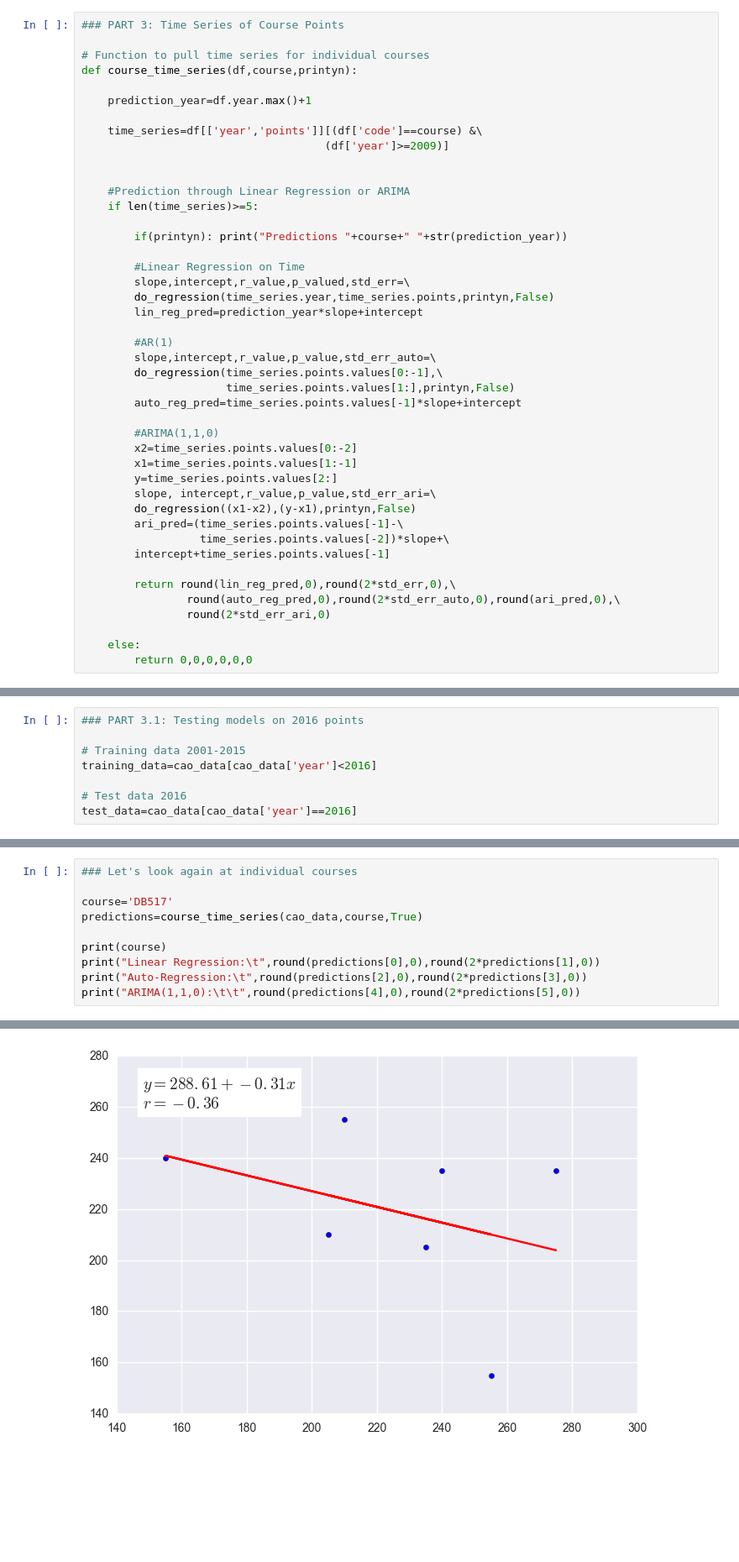
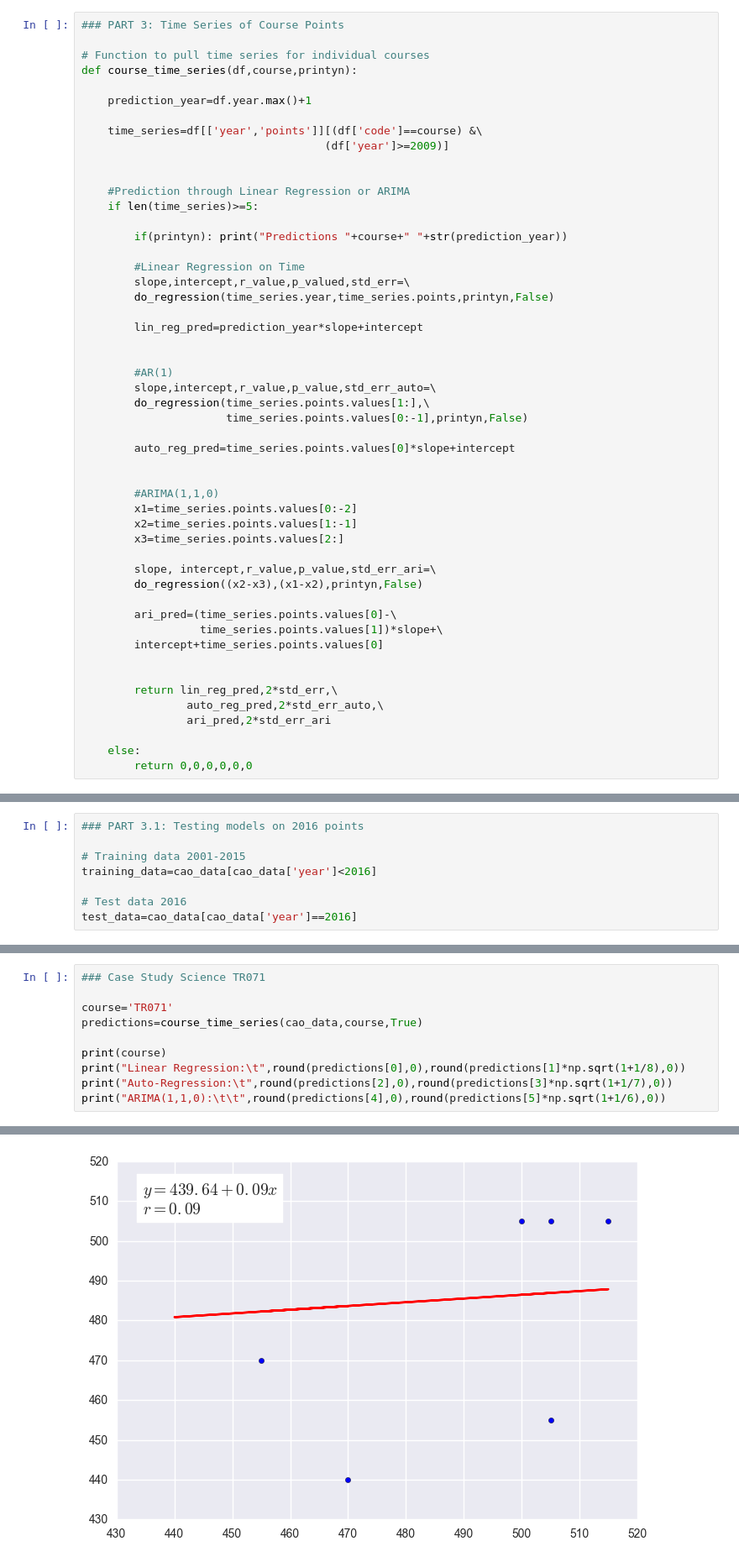
Before and after one commit to glennmoy/cao, a Jupyter notebook: level_8/analyse_data/analyse_data.v2.ipynb, the cells around one changed output, grey strips where cells are left out. Shown at 84% size. Drawn from its saved outputs; the diff is of its cells as text; blank space fills up the shorter version.

Commit message:
fixed arima model

```diff
--- a/level_8/analyse_data/analyse_data.v2.ipynb
+++ b/level_8/analyse_data/analyse_data.v2.ipynb
@@ -927,27 +927,34 @@ def course_time_series(df,course,printyn):
         #Linear Regression on Time
         slope,intercept,r_value,p_valued,std_err=\
         do_regression(time_series.year,time_series.points,printyn,False)
+
         lin_reg_pred=prediction_year*slope+intercept
+
 
         #AR(1)
         slope,intercept,r_value,p_value,std_err_auto=\
-        do_regression(time_series.points.values[0:-1],\
-                      time_series.points.values[1:],printyn,False)
-        auto_reg_pred=time_series.points.values[-1]*slope+intercept
+        do_regression(time_series.points.values[1:],\
+                      time_series.points.values[0:-1],printyn,False)
+
+        auto_reg_pred=time_series.points.values[0]*slope+intercept
+
 
         #ARIMA(1,1,0)
-        x2=time_series.points.values[0:-2]
-        x1=time_series.points.values[1:-1]
-        y=time_series.points.values[2:]
+        x1=time_series.points.values[0:-2]
+        x2=time_series.points.values[1:-1]
+        x3=time_series.points.values[2:]
+
         slope, intercept,r_value,p_value,std_err_ari=\
-        do_regression((x1-x2),(y-x1),printyn,False)
-        ari_pred=(time_series.points.values[-1]-\
-                  time_series.points.values[-2])*slope+\
-        intercept+time_series.points.values[-1]
+        do_regression((x2-x3),(x1-x2),printyn,False)
 
-        return round(lin_reg_pred,0),round(2*std_err,0),\
-                round(auto_reg_pred,0),round(2*std_err_auto,0),round(ari_pred,0),\
-                round(2*std_err_ari,0)
+        ari_pred=(time_series.points.values[0]-\
+                  time_series.points.values[1])*slope+\
+        intercept+time_series.points.values[0]
+
+
+        return lin_reg_pred,2*std_err,\
+                auto_reg_pred,2*std_err_auto,\
+                ari_pred,2*std_err_ari
 
     else:
         return 0,0,0,0,0,0
@@ -1268,11 +1263,11 @@ for course in test_data['code'].dropna():
 # %%
-### Let's look again at individual courses
+### Case Study Science TR071
 
-course='DB517'
+course='TR071'
 predictions=course_time_series(cao_data,course,True)
 
 print(course)
-print("Linear Regression:\t",round(predictions[0],0),round(2*predictions[1],0))
-print("Auto-Regression:\t",round(predictions[2],0),round(2*predictions[3],0))
-print("ARIMA(1,1,0):\t\t",round(predictions[4],0),round(2*predictions[5],0))
+print("Linear Regression:\t",round(predictions[0],0),round(predictions[1]*np.sqrt(1+1/8),0))
+print("Auto-Regression:\t",round(predictions[2],0),round(predictions[3]*np.sqrt(1+1/7),0))
+print("ARIMA(1,1,0):\t\t",round(predictions[4],0),round(predictions[5]*np.sqrt(1+1/6),0))
 # %% [output]
@@ -1292 +1287 @@ std_err         = 0.352391688196
-[figure, old version]
+[figure, new version]
```
Also changed, not shown: parts of 6 cells of this notebook, 13 other files.
